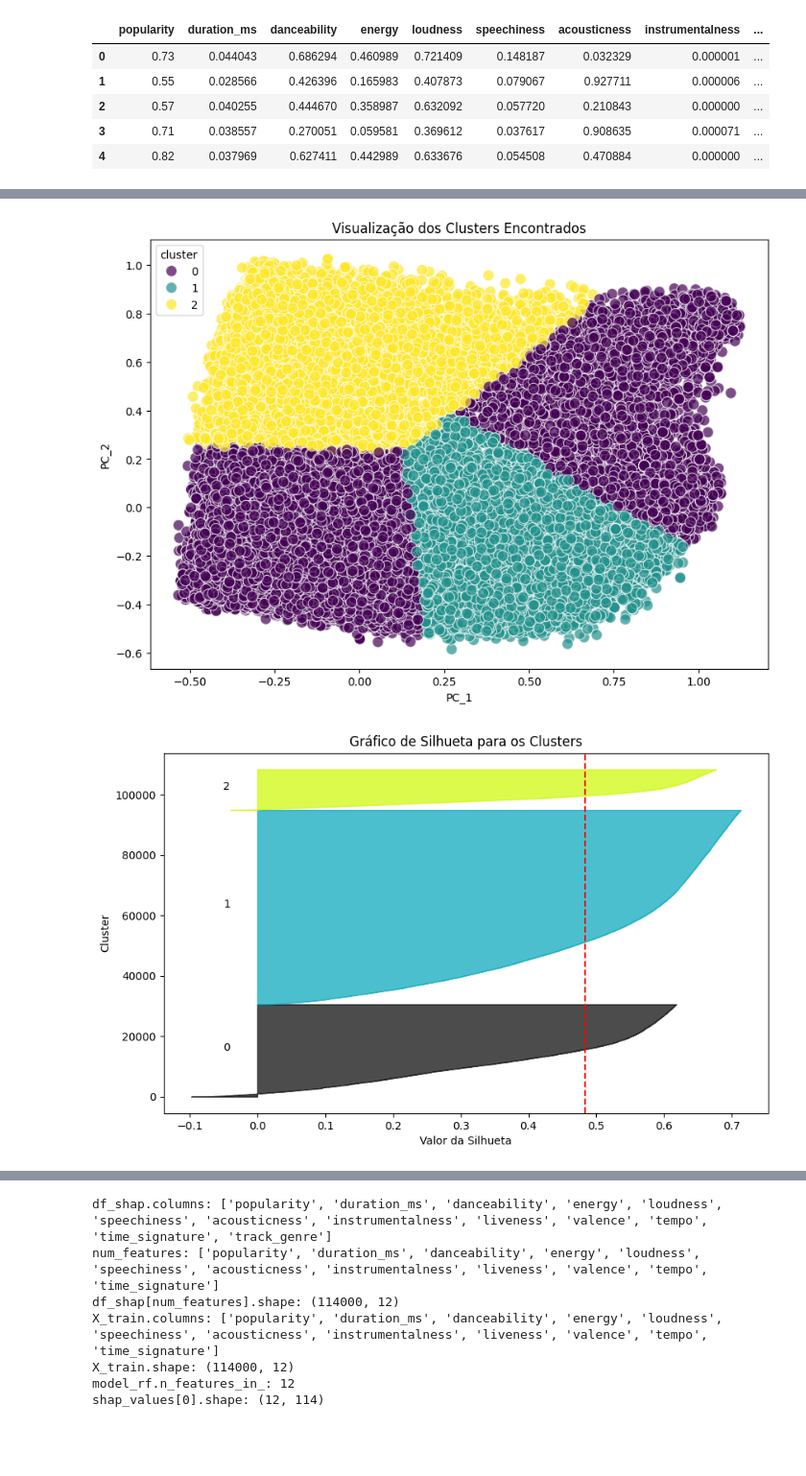
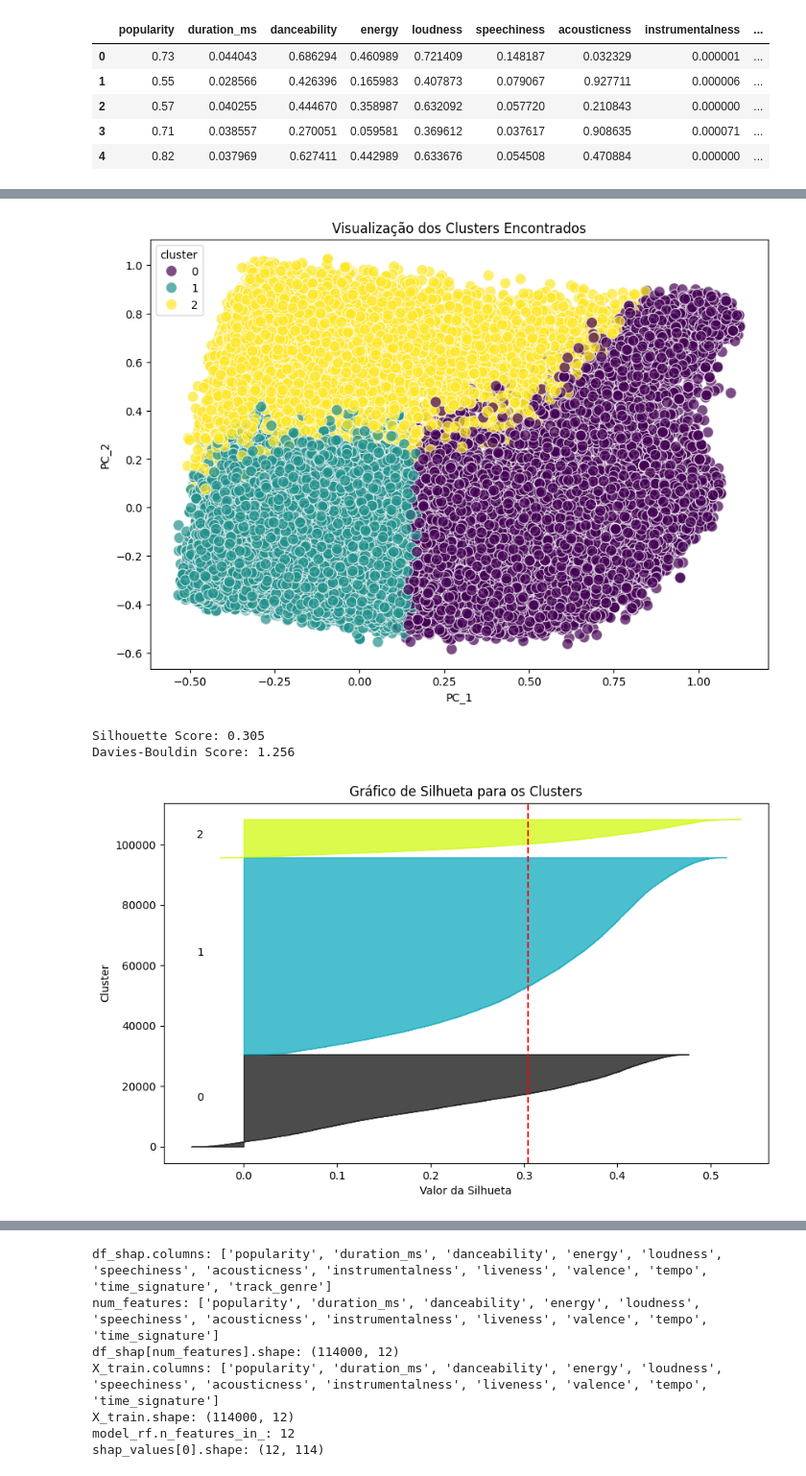
Before and after one commit to XGRural-Ltd/eda, a Jupyter notebook: dev_tests/pipeline.ipynb, the cells around one changed output, grey strips where cells are left out. Shown at 96% size. Drawn from its saved outputs; the diff is of its cells as text; code cells hidden in the pictures; blank space fills up the shorter version.

```diff
--- a/dev_tests/pipeline.ipynb
+++ b/dev_tests/pipeline.ipynb
@@ -137,7 +133,7 @@ display(df_processed.head())
 | 4 | 0.82 | 0.037969 | 0.627411 | 0.442989 | 0.633676 | 0.054508 | 0.470884 | 0.000000 | ... |
 # %%
 # --- Célula 11: Redução de Dimensionalidade (PCA) (sem outliers) ---
-n_components = 2
+n_components = 6
 pca = PCA(n_components=n_components)
 X_pca = pca.fit_transform(df_processed[num_features])
 explained_variance = pca.explained_variance_ratio_
@@ -201,41 +197,43 @@ sns.scatterplot(data=df_pca, x='PC_1', y='PC_2', hue='cluster', palette='viridis
 plt.title("Visualização dos Clusters Encontrados")
 plt.show()
 # %% [output]
-[figure, old version]
+[figure, new version]
 # %%
 # --- Célula 13: Avaliação dos Clusters KMEANS ---
 silhouette_avg = silhouette_score(df_pca.iloc[:, :-1], labels)
-#davies_bouldin = davies_bouldin_score(df_pca.iloc[:, :-1], labels)
-#print(f"Silhouette Score: {silhouette_avg:.3f}")
-#print(f"Davies-Bouldin Score: {davies_bouldin:.3f}")
+davies_bouldin = davies_bouldin_score(df_pca.iloc[:, :-1], labels)
+print(f"Silhouette Score: {silhouette_avg:.3f}")
+print(f"Davies-Bouldin Score: {davies_bouldin:.3f}")
 
 from sklearn.metrics import silhouette_samples
 import matplotlib.cm as cm
 
 # Calcula os valores de silhueta para cada ponto
 silhouette_vals = silhouette_samples(df_pca.iloc[:, :-1], labels)
 
 plt.figure(figsize=(10, 6))
 y_lower = 10
 for i in range(k):
     ith_cluster_silhouette_values = silhouette_vals[labels == i]
     ith_cluster_silhouette_values.sort()
     size_cluster_i = ith_cluster_silhouette_values.shape[0]
     y_upper = y_lower + size_cluster_i
     color = cm.nipy_spectral(float(i) / k)
     plt.fill_betweenx(np.arange(y_lower, y_upper),
                       0, ith_cluster_silhouette_values,
                       facecolor=color, edgecolor=color, alpha=0.7)
     plt.text(-0.05, y_lower + 0.5 * size_cluster_i, str(i))
     y_lower = y_upper
 
 plt.xlabel("Valor da Silhueta")
 plt.ylabel("Cluster")
 plt.title("Gráfico de Silhueta para os Clusters")
 plt.axvline(x=silhouette_avg, color="red", linestyle="--")
 plt.show()
 # %% [output]
+Silhouette Score: 0.305
+Davies-Bouldin Score: 1.256
-[figure, old version]
+[figure, new version]
 # %%
 #Definir melhor eps(parametro) para dbscan
 from sklearn.neighbors import NearestNeighbors
```
Also changed, not shown: parts of 9 cells of this notebook, 6 other files.
